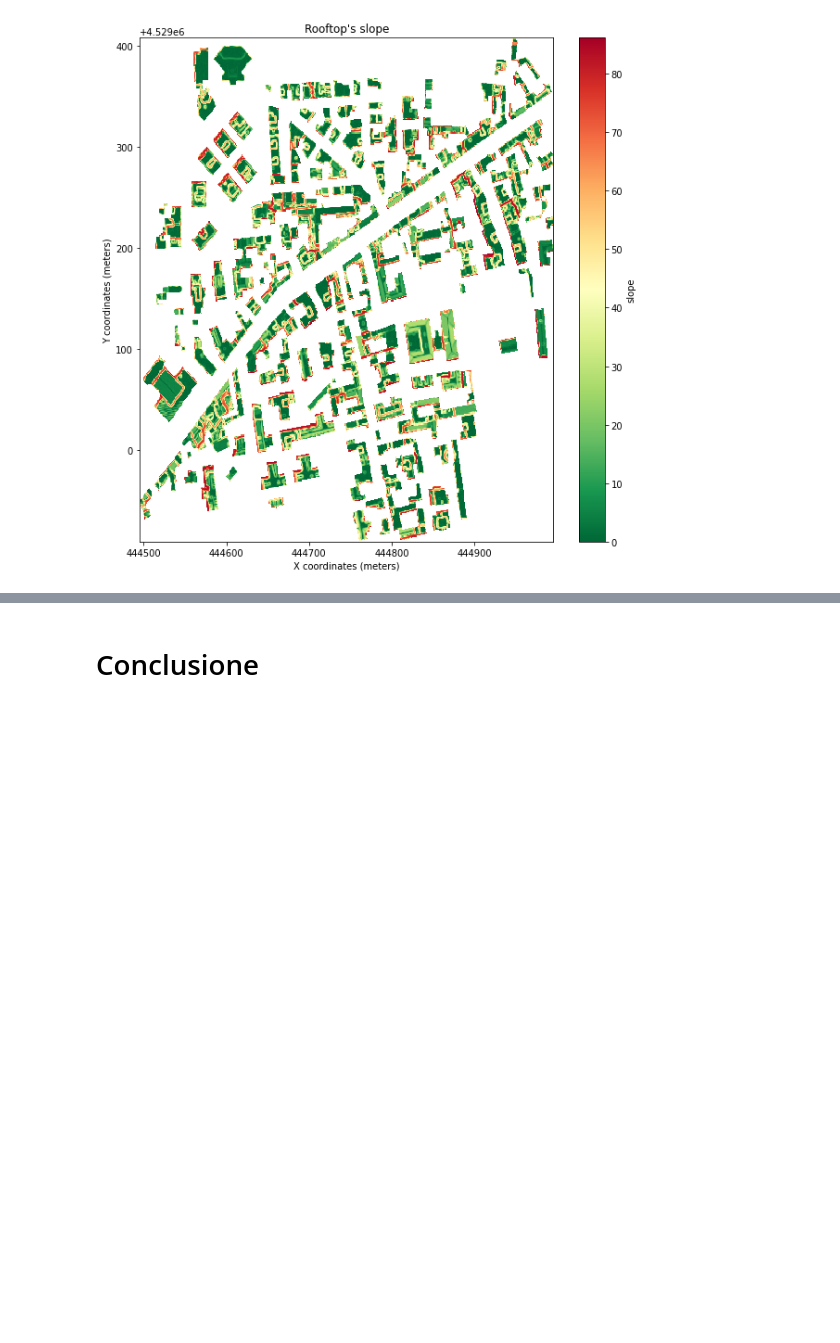
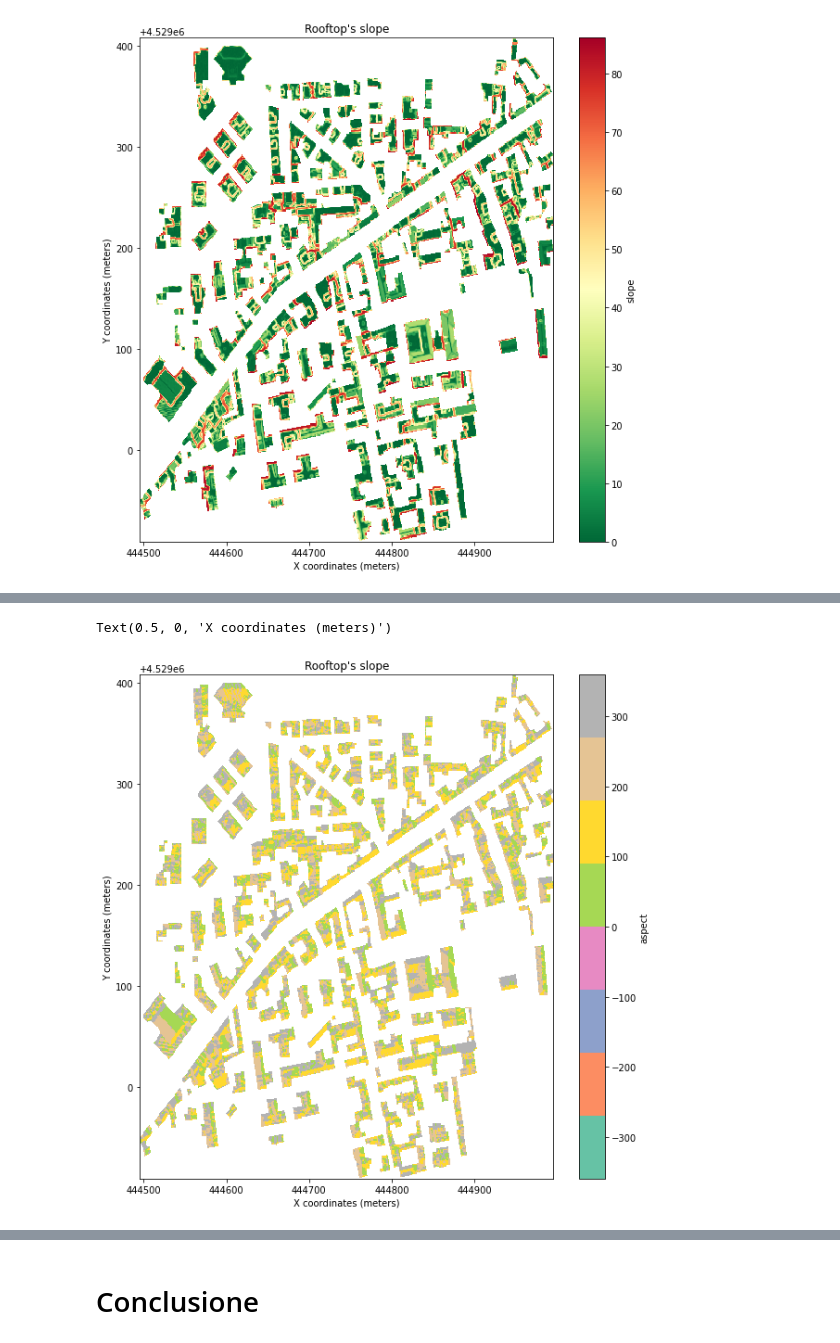
Before and after one commit to MaxDragonheart/PyGIS-Blog, a Jupyter notebook: _notebooks/2022-05-21-verificare-il-potenziale-fotovoltaico-di-un-tetto.ipynb, the cells around one changed output, grey strips where cells are left out. Drawn from its saved outputs; the diff is of its cells as text; code cells hidden in the pictures; blank space fills up the shorter version.

```diff
--- a/_notebooks/2022-05-21-verificare-il-potenziale-fotovoltaico-di-un-tetto.ipynb
+++ b/_notebooks/2022-05-21-verificare-il-potenziale-fotovoltaico-di-un-tetto.ipynb
@@ -159,0 +202,14 @@ Questa suddivisione mi consentirà di individuare sia i tetti piani(quelli che r
+# %%
+rooftop_aspect = aspect(raster_clipped)
+
+fig, ax = plt.subplots(figsize=(10, 10))
+
+rooftop_aspect.plot.imshow(
+    cmap='Set2',
+)
+plt.title("Rooftop's aspect")
+plt.ylabel("Y coordinates (meters)")
+plt.xlabel("X coordinates (meters)")
+# %% [output]
+Text(0.5, 0, 'X coordinates (meters)')
+[figure, added]
```
Also changed, not shown: parts of 17 cells of this notebook.
